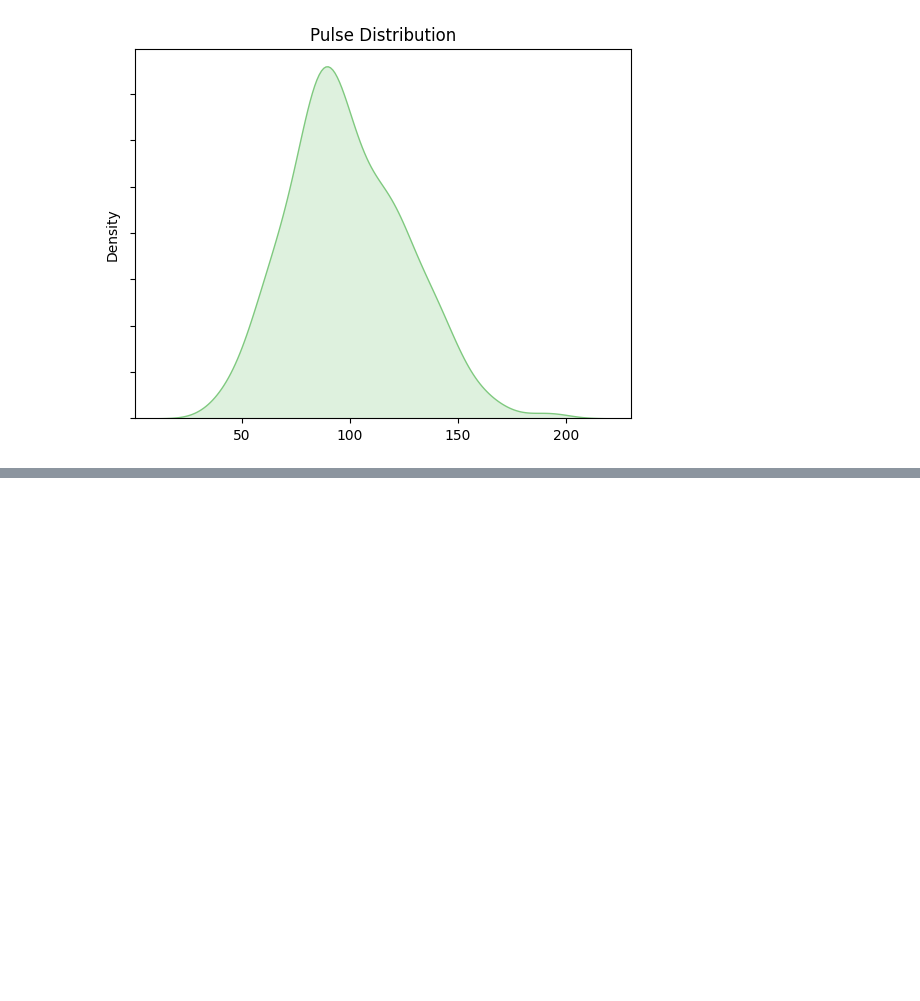
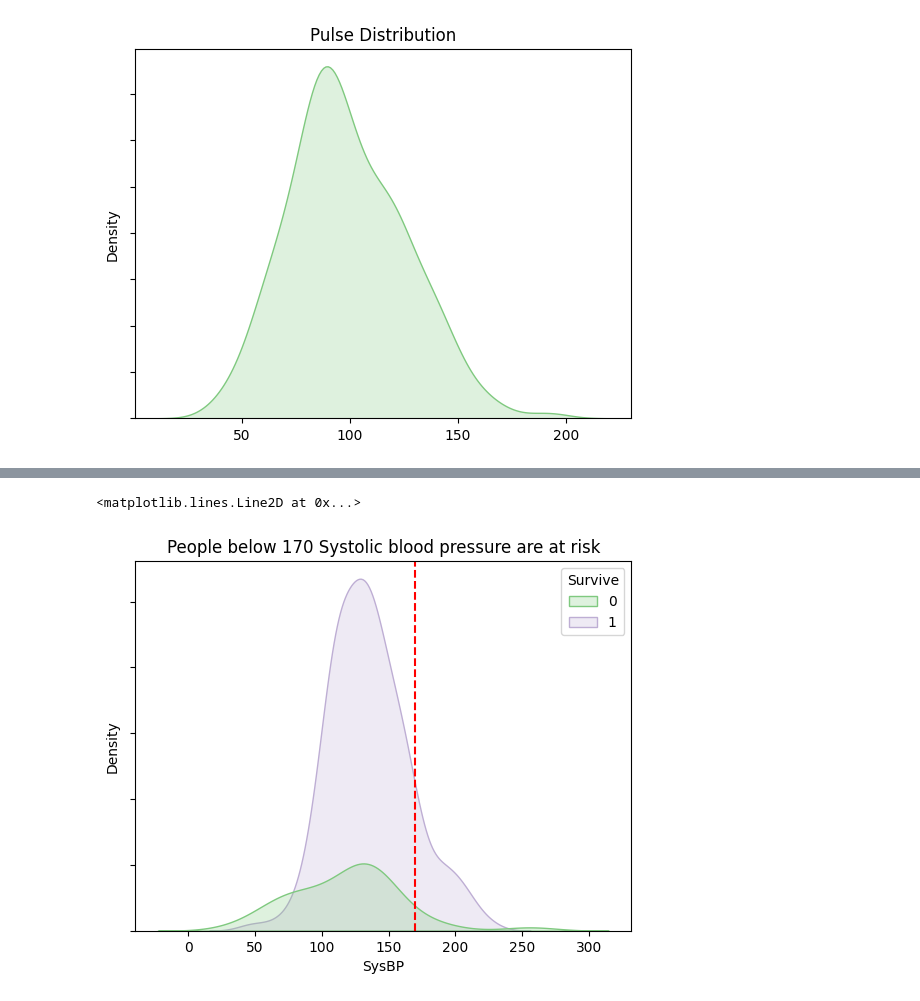
Before and after one commit to chingfhen/SGH-ICU-Patients, a Jupyter notebook: Visualizations.ipynb, the cells around one changed output, grey strips where cells are left out. Cells and saved outputs as stored; diff of their text form; code cells hidden in the pictures; blank space fills up the shorter version.

Commit message:
Further visuals
Based on the plot, we can infer that when **SysBP<170, Age>50, or from emergency, the probability of mortality is much higher**

```diff
--- a/Visualizations.ipynb
+++ b/Visualizations.ipynb
@@ -187,0 +189,3 @@ p.set(yticklabels = [], title = "Pulse Distribution")
+# %%
+tmp_data = pd.read_sql_query('select survive,age,sysbp,emergency from ICU', con)
+tmp_data.head()
@@ -187,0 +201,7 @@ p.set(yticklabels = [], title = "Pulse Distribution")
+# %%
+p = sb.kdeplot(data = tmp_data, x = "SysBP", hue = "Survive",palette = "Accent", fill = True)
+_ = p.set(yticklabels = [], title = "People below 170 Systolic blood pressure are at risk")
+p.axvline(170, color ="red", linestyle ="--")
+# %% [output]
+<matplotlib.lines.Line2D at 0x...>
+[figure, added]
```
Also changed, not shown: parts of 5 cells of this notebook.
